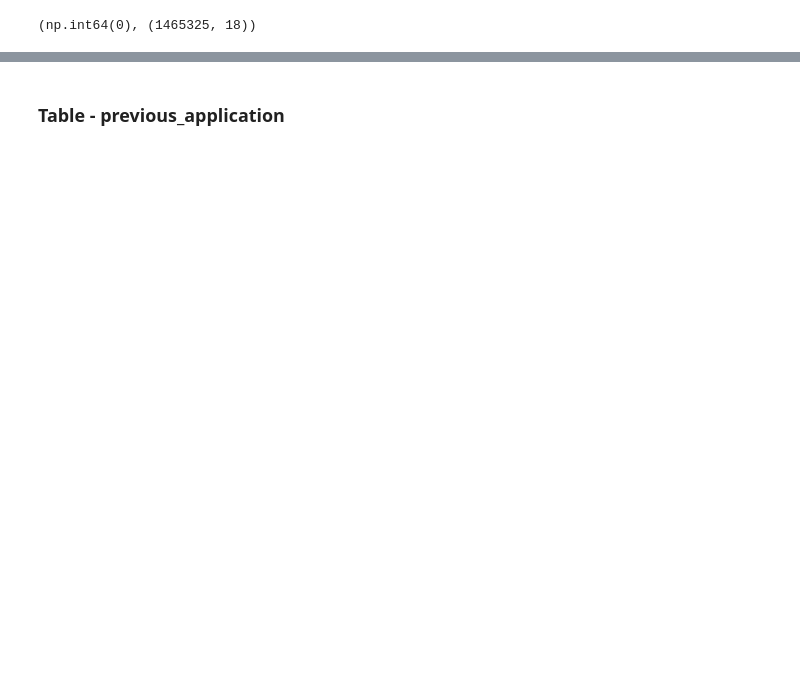
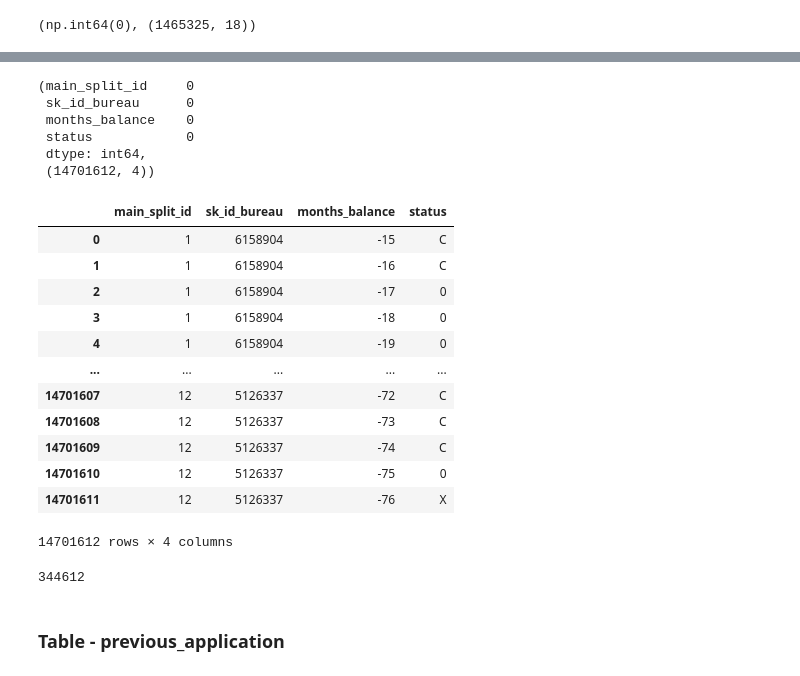
Before and after one commit to shirsh10mall/Credit_Risk_MLOps, a Jupyter notebook: notebooks/process_push_raw_data/process_push_data_source_db.ipynb, the cells around one changed output, grey strips where cells are left out. Saved outputs shown, nothing was run; the diff lists cells and outputs as text; code cells hidden in the pictures; blank space fills up the shorter version.

Commit message:
Feature Engineering (#1)

```diff
--- a/notebooks/process_push_raw_data/process_push_data_source_db.ipynb
+++ b/notebooks/process_push_raw_data/process_push_data_source_db.ipynb
@@ -233,3 +462,8 @@ bureau_df.to_parquet(
     path="raw_dataset/merged_main_splited_data/bureau.parquet",
     index=False,
 )
+# %%
+bureau_df = pd.read_parquet(
+    "raw_dataset/merged_main_splited_data/bureau.parquet",
+    columns=["main_split_id", "sk_id_bureau"],
+)
@@ -235,0 +472,18 @@ bureau_df.to_parquet(
+# %%
+bureau_balance_df = pd.read_csv("raw_dataset/raw_tables/bureau_balance.csv")
+
+prev_memory_usage = bureau_balance_df.memory_usage(deep=True).sum() / (1024**2)
+bureau_balance_df = optimize_dataframe(bureau_balance_df)
+memory_usage = bureau_balance_df.memory_usage(deep=True).sum() / (1024**2)
+print(" - " * 25, "\n")
+print("Previous Memory Usage: ", prev_memory_usage)
+print("Memory Usage: ", memory_usage)
+print(" - " * 25, "\n")
+
+bureau_balance_df_column_rename_dict = {}
+for item in bureau_balance_df.columns:
+    bureau_balance_df_column_rename_dict[item] = to_snake_case(item)
+
+bureau_balance_df.rename(columns=bureau_balance_df_column_rename_dict, inplace=True)
+
+bureau_balance_df.head()
@@ -235,0 +504,43 @@ bureau_df.to_parquet(
+# %%
+bureau_balance_df = pd.merge(
+    bureau_df,
+    bureau_balance_df,
+    how="inner",
+    on="sk_id_bureau",
+)
+# %%
+bureau_balance_df.isna().sum(), bureau_balance_df.shape
+# %% [output]
+(main_split_id     0
+ sk_id_bureau      0
+ months_balance    0
+ status            0
+ dtype: int64,
+ (14701612, 4))
+# %%
+bureau_balance_df
+# %% [output]
+|  | main_split_id | sk_id_bureau | months_balance | status |
+| 0 | 1 | 6158904 | -15 | C |
+| 1 | 1 | 6158904 | -16 | C |
+| 2 | 1 | 6158904 | -17 | 0 |
+| 3 | 1 | 6158904 | -18 | 0 |
+| 4 | 1 | 6158904 | -19 | 0 |
+| ... | ... | ... | ... | ... |
+| 14701607 | 12 | 5126337 | -72 | C |
+| 14701608 | 12 | 5126337 | -73 | C |
+| 14701609 | 12 | 5126337 | -74 | C |
+| 14701610 | 12 | 5126337 | -75 | 0 |
+| 14701611 | 12 | 5126337 | -76 | X |
+14701612 rows × 4 columns
+# %%
+bureau_balance_df.to_sql(
+    name="bureau_balance",
+    con=engine,
+    index=False,
+    if_exists="replace",
+    chunksize=1024 * 4,
+    # method="multi",
+)
+# %% [output]
+344612
```
Also changed, not shown: parts of 43 cells of this notebook, 13 other files.
